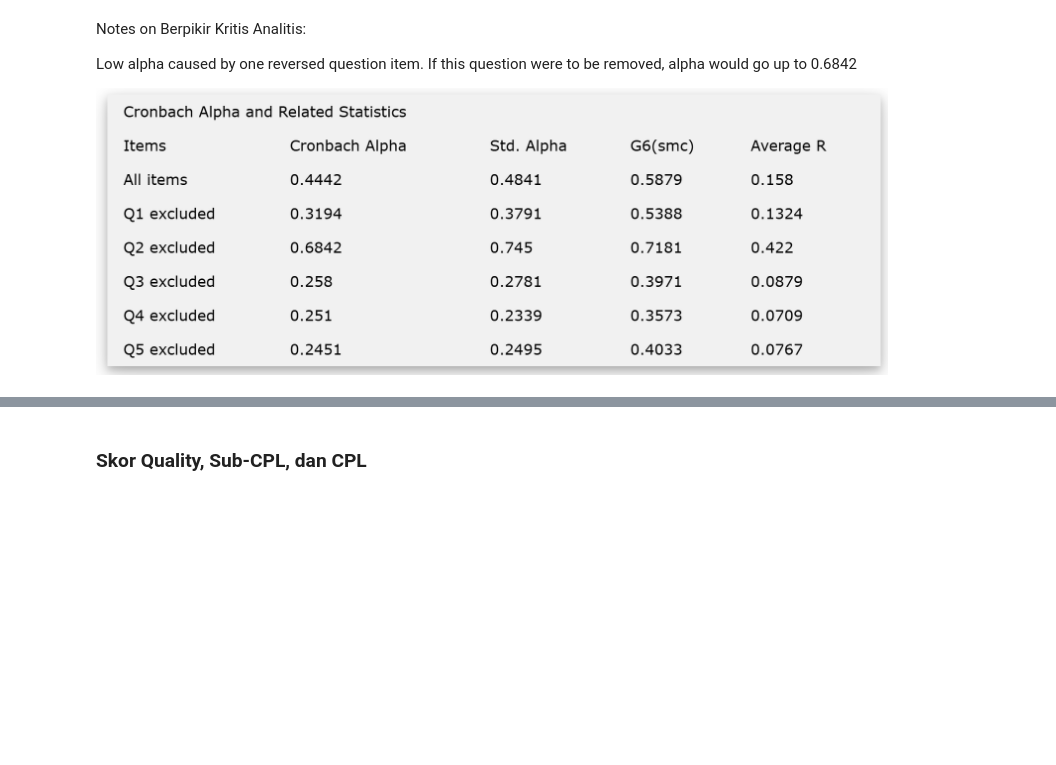
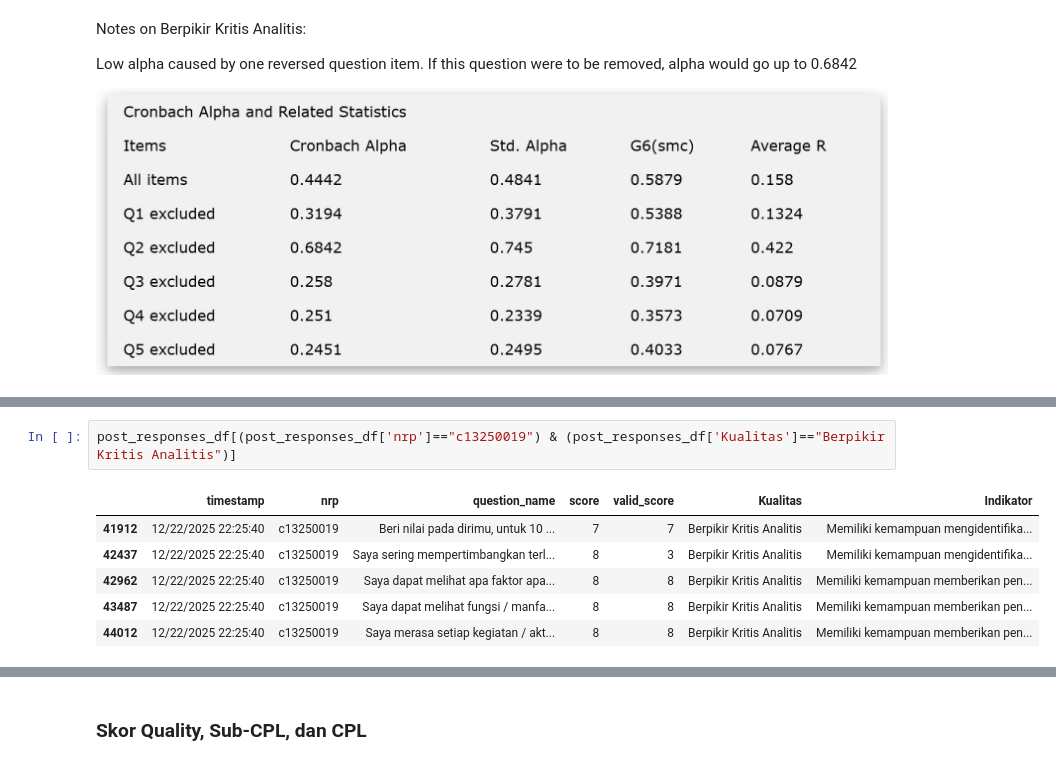
Before and after one commit to pengwen101/student-recommendation-system, a Jupyter notebook: exploratory-data-analysis.ipynb, the cells around one changed output, grey strips where cells are left out. Saved outputs shown, nothing was run; the diff lists cells and outputs as text; blank space fills up the shorter version.

```diff
--- a/exploratory-data-analysis.ipynb
+++ b/exploratory-data-analysis.ipynb
@@ -469,0 +494,9 @@ Low alpha caused by one reversed question item. If this question were to be remo
+# %%
+post_responses_df[(post_responses_df['nrp']=="c13250019") & (post_responses_df['Kualitas']=="Berpikir Kritis Analitis")]
+# %% [output]
+|  | timestamp | nrp | question_name | score | valid_score | Kualitas | Indikator |
+| 41912 | 12/22/2025 22:25:40 | c13250019 | Beri nilai pada dirimu, untuk 10 ... | 7 | 7 | Berpikir Kritis Analitis | Memiliki kemampuan mengidentifika... |
+| 42437 | 12/22/2025 22:25:40 | c13250019 | Saya sering mempertimbangkan terl... | 8 | 3 | Berpikir Kritis Analitis | Memiliki kemampuan mengidentifika... |
+| 42962 | 12/22/2025 22:25:40 | c13250019 | Saya dapat melihat apa faktor apa... | 8 | 8 | Berpikir Kritis Analitis | Memiliki kemampuan memberikan pen... |
+| 43487 | 12/22/2025 22:25:40 | c13250019 | Saya dapat melihat fungsi / manfa... | 8 | 8 | Berpikir Kritis Analitis | Memiliki kemampuan memberikan pen... |
+| 44012 | 12/22/2025 22:25:40 | c13250019 | Saya merasa setiap kegiatan / akt... | 8 | 8 | Berpikir Kritis Analitis | Memiliki kemampuan memberikan pen... |
```
Also changed, not shown: parts of 5 cells of this notebook, 26 other files.
